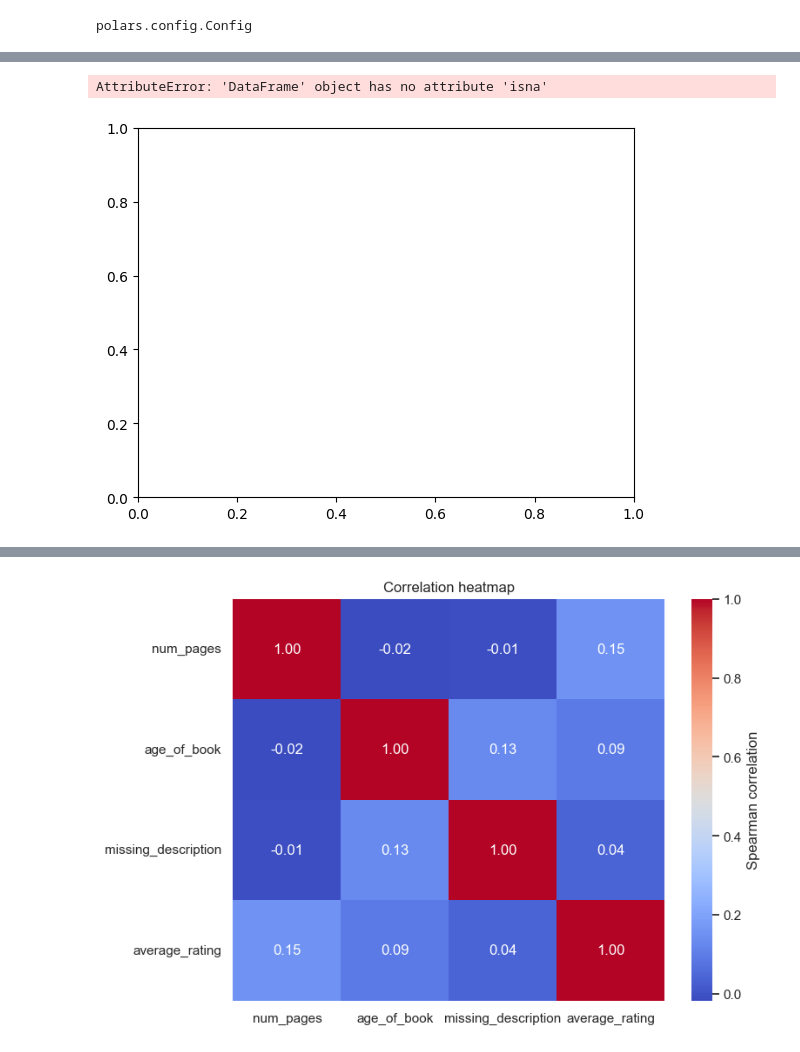
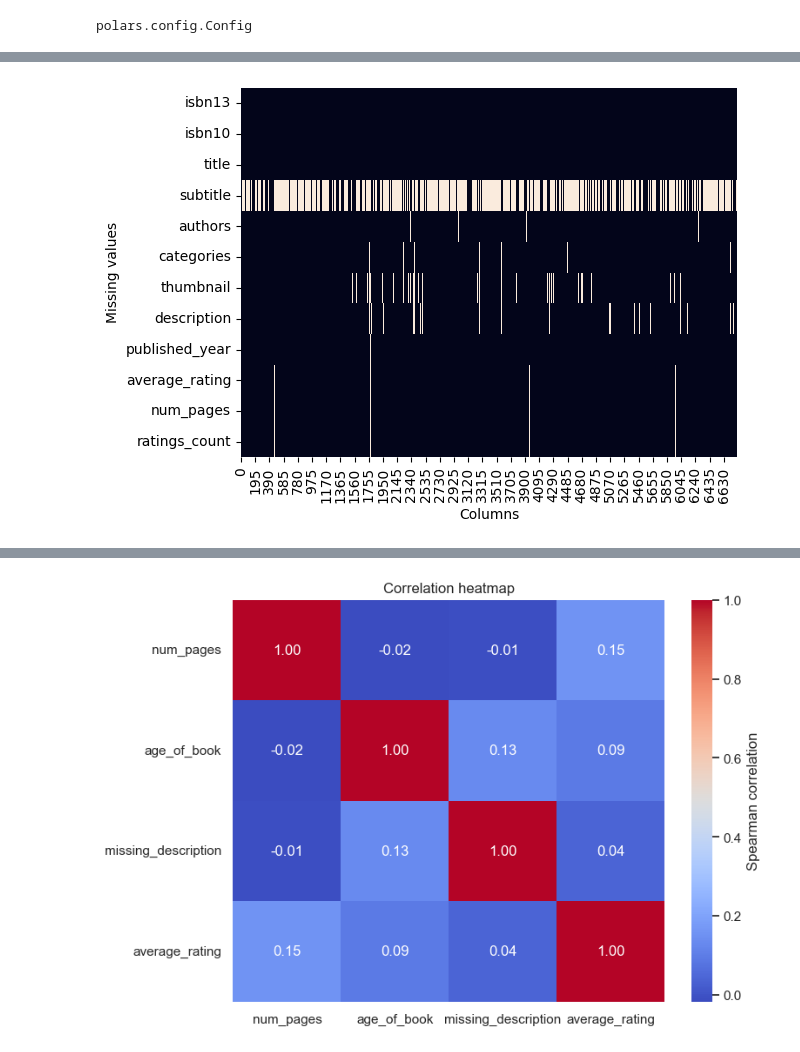
Before and after one commit to dimonpd/llm-semantic-book-recommender, a Jupyter notebook: data-exploration.ipynb, the cells around one changed output, grey strips where cells are left out. Cells and saved outputs as stored; diff of their text form; code cells hidden in the pictures.

```diff
--- a/data-exploration.ipynb
+++ b/data-exploration.ipynb
@@ -38,15 +36,14 @@ import seaborn as sns
 import matplotlib.pyplot as plt
 # %%
 ax = plt.axes()
-sns.heatmap(books.isna().transpose(), cbar=False, ax=ax)
+sns.heatmap(books.to_pandas().isna().transpose(), cbar=False, ax=ax)
 
 plt.xlabel("Columns")
 plt.ylabel("Missing values")
 
 plt.show()
 # %% [output]
-AttributeError: 'DataFrame' object has no attribute 'isna'
-[figure, old version]
+[figure, new version]
 # %%
 import numpy as np
 
```
Also changed, not shown: parts of 13 cells of this notebook, 9 other files.
